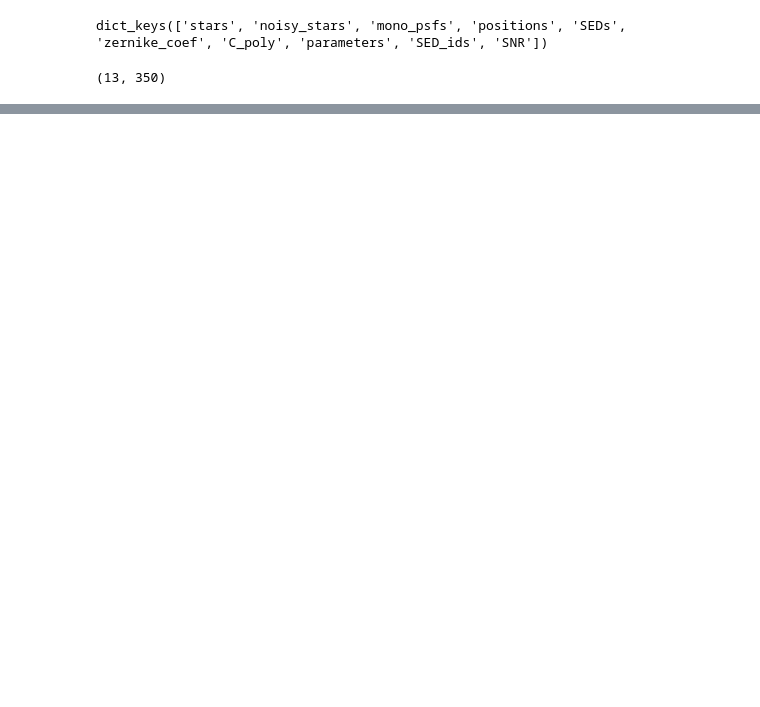
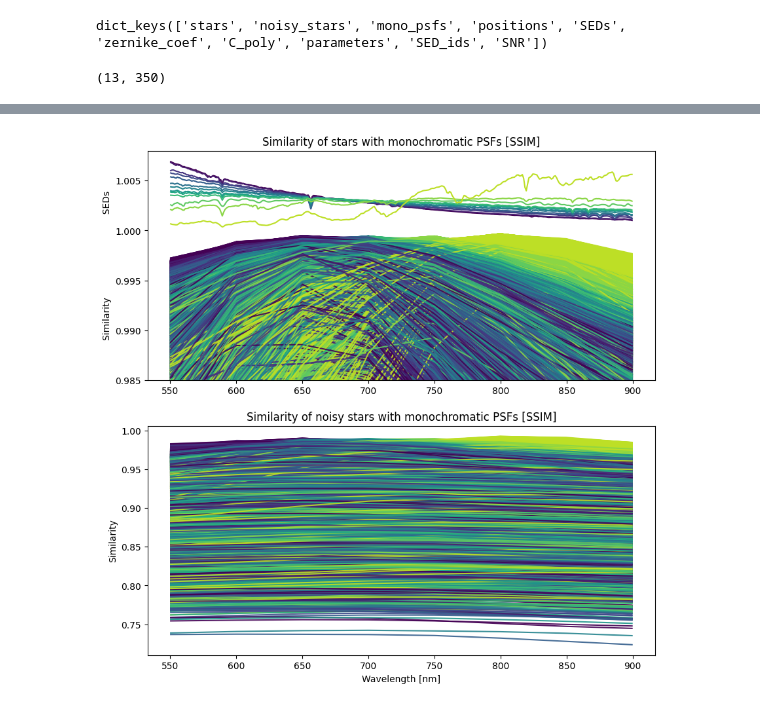
Before and after one commit to CentofantiEze/sed_spectral_classification, a Jupyter notebook: notebooks/validate_datasets.ipynb, the cells around one changed output, grey strips where cells are left out. Saved outputs shown, nothing was run; the diff lists cells and outputs as text; code cells hidden in the pictures; blank space fills up the shorter version.

```diff
--- a/notebooks/validate_datasets.ipynb
+++ b/notebooks/validate_datasets.ipynb
@@ -64,0 +75,23 @@ for i in range(13):
+# %%
+# Plot the difference with color code
+fig, ax = plt.subplots(2,1,figsize=(10, 10))
+
+for i in range(dataset['parameters']['n_stars']):
+    simil = np.array([ssim(mono_psf,dataset['stars'][i], data_range=0.2) for mono_psf in dataset['mono_psfs'][i]])
+    ax[0].plot(lambdas,simil, color=color_palette[dataset['SED_ids'][i]], alpha=0.9)
+ax[0].set_ylim(0.985,1.008)
+# Plot the SEDs
+for i in range(13):
+    ax[0].plot(dataset['SEDs'][0][:,0], 1+SEDs[i], color=color_palette[i])
+# Plot similarity with the noisy stars
+for i in range(dataset['parameters']['n_stars']):
+    simil = np.array([ssim(mono_psf,dataset['noisy_stars'][i], data_range=0.2) for mono_psf in dataset['mono_psfs'][i]])
+    ax[1].plot(lambdas,simil, color=color_palette[dataset['SED_ids'][i]], alpha=0.9)
+ax[0].set_title('Similarity of stars with monochromatic PSFs [SSIM]')
+ax[1].set_title('Similarity of noisy stars with monochromatic PSFs [SSIM]')
+ax[1].set_xlabel('Wavelength [nm]')
+ax[0].set_ylabel('Similarity                             SEDs')
+ax[1].set_ylabel('Similarity')
+plt.show()
+# %% [output]
+[figure, added]
```
Also changed, not shown: parts of 4 cells of this notebook.
